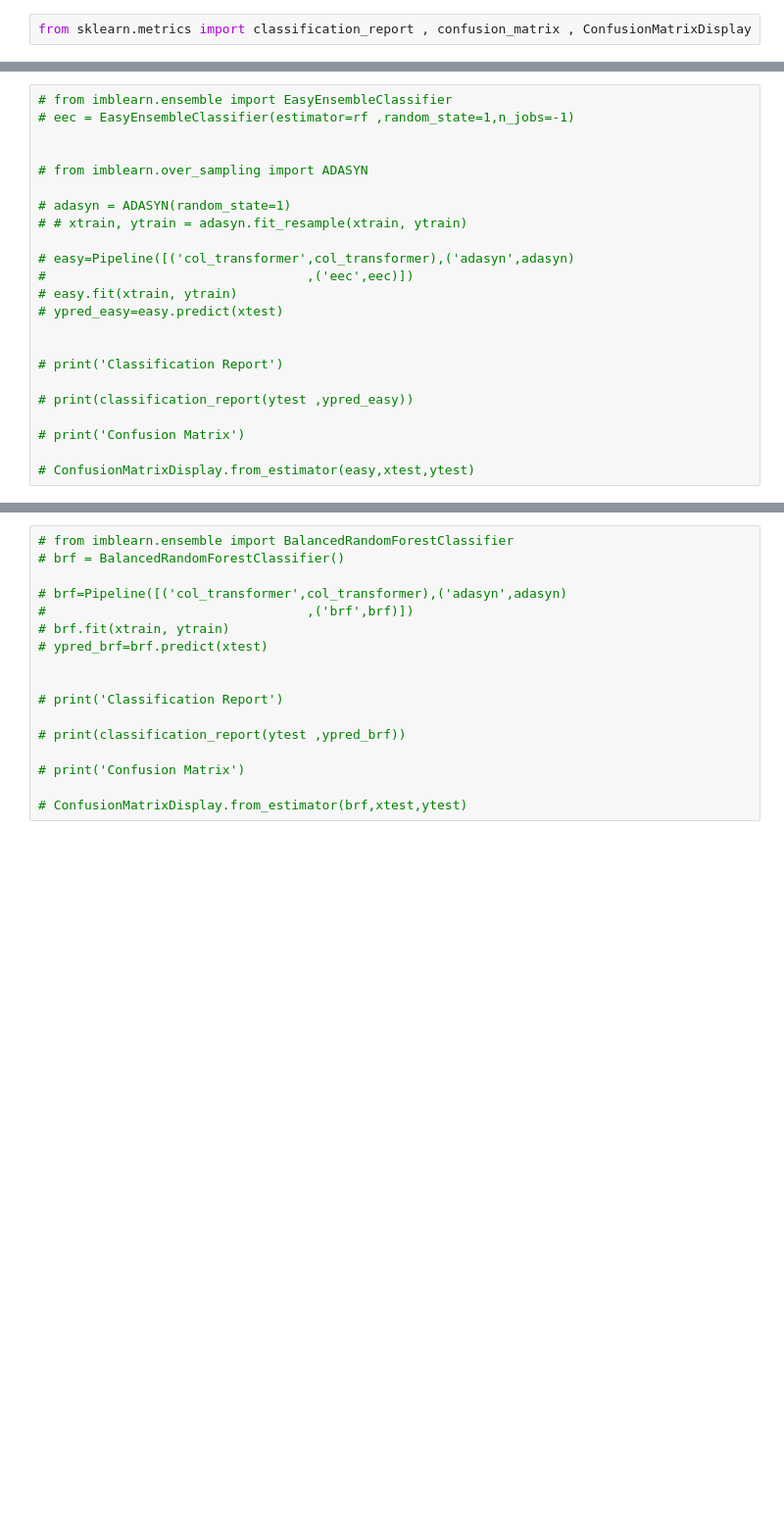
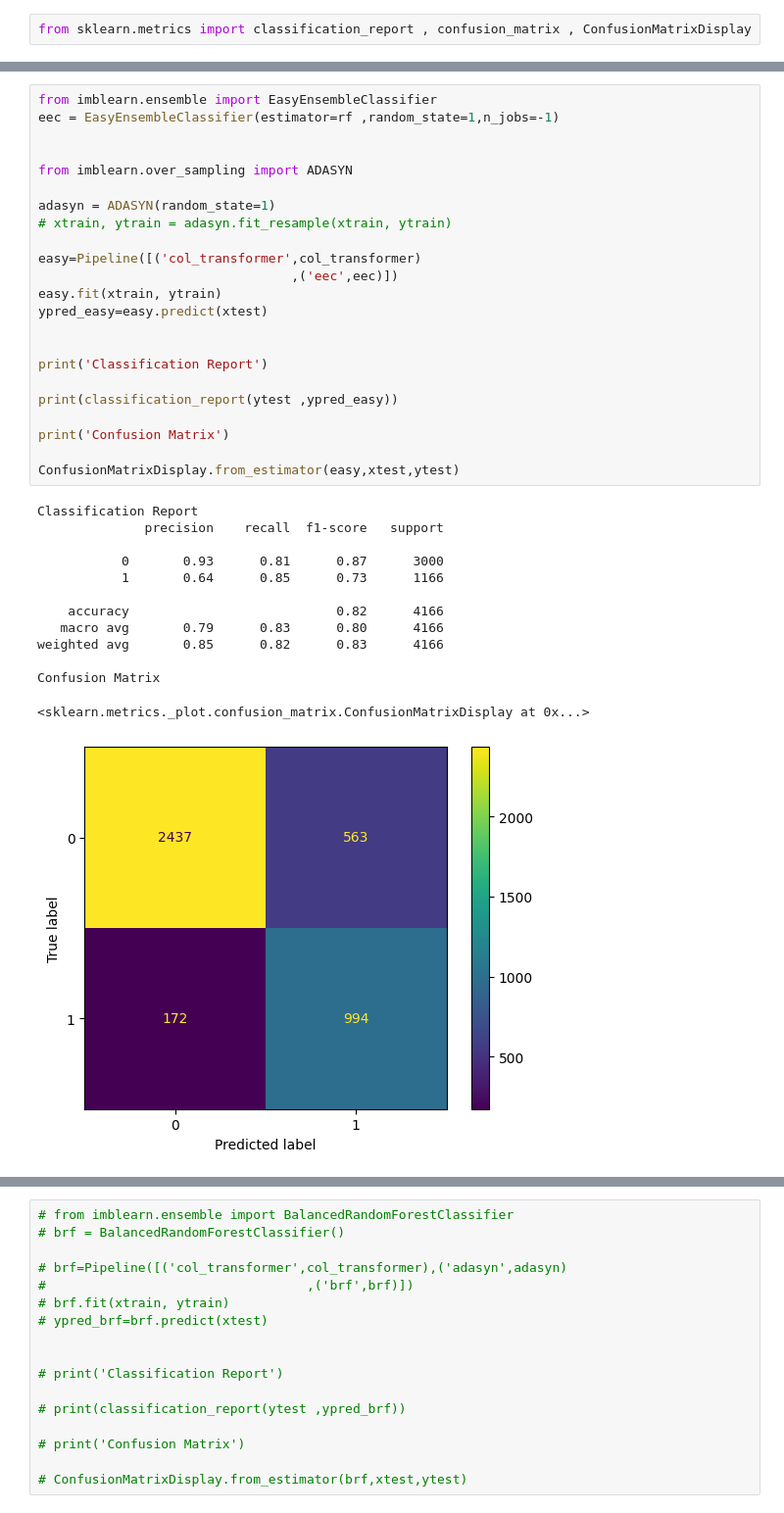
Before and after one commit to linisha04/Predict-the-Success-of-Bank-telemarketing, a Jupyter notebook: liniiiii.ipynb, the cells around one changed output, grey strips where cells are left out. Shown at 98% size. Drawn from its saved outputs; the diff is of its cells as text; blank space fills up the shorter version.

```diff
--- a/liniiiii.ipynb
+++ b/liniiiii.ipynb
@@ -1027,26 +1022,40 @@ Confusion Matrix
 # %%
-# from imblearn.ensemble import EasyEnsembleClassifier
-# eec = EasyEnsembleClassifier(estimator=rf ,random_state=1,n_jobs=-1)
+from imblearn.ensemble import EasyEnsembleClassifier
+eec = EasyEnsembleClassifier(estimator=rf ,random_state=1,n_jobs=-1)
 
 
-# from imblearn.over_sampling import ADASYN
+from imblearn.over_sampling import ADASYN
 
-# adasyn = ADASYN(random_state=1)
-# # xtrain, ytrain = adasyn.fit_resample(xtrain, ytrain)
+adasyn = ADASYN(random_state=1)
+# xtrain, ytrain = adasyn.fit_resample(xtrain, ytrain)
 
-# easy=Pipeline([('col_transformer',col_transformer),('adasyn',adasyn)
-#                                  ,('eec',eec)])
-# easy.fit(xtrain, ytrain)
-# ypred_easy=easy.predict(xtest)
+easy=Pipeline([('col_transformer',col_transformer)
+                                 ,('eec',eec)])
+easy.fit(xtrain, ytrain)
+ypred_easy=easy.predict(xtest)
 
 
-# print('Classification Report')
+print('Classification Report')
 
-# print(classification_report(ytest ,ypred_easy))
+print(classification_report(ytest ,ypred_easy))
 
-# print('Confusion Matrix')
+print('Confusion Matrix')
 
-# ConfusionMatrixDisplay.from_estimator(easy,xtest,ytest)
+ConfusionMatrixDisplay.from_estimator(easy,xtest,ytest)
+# %% [output]
+Classification Report
+              precision    recall  f1-score   support
+
+           0       0.93      0.81      0.87      3000
+           1       0.64      0.85      0.73      1166
+
+    accuracy                           0.82      4166
+   macro avg       0.79      0.83      0.80      4166
+weighted avg       0.85      0.82      0.83      4166
+
+Confusion Matrix
+<sklearn.metrics._plot.confusion_matrix.ConfusionMatrixDisplay at 0x...>
+[figure, added]
 # %%
 from imblearn.ensemble import BalancedRandomForestClassifier
 brf = BalancedRandomForestClassifier()
```
Also changed, not shown: parts of 16 cells of this notebook.
